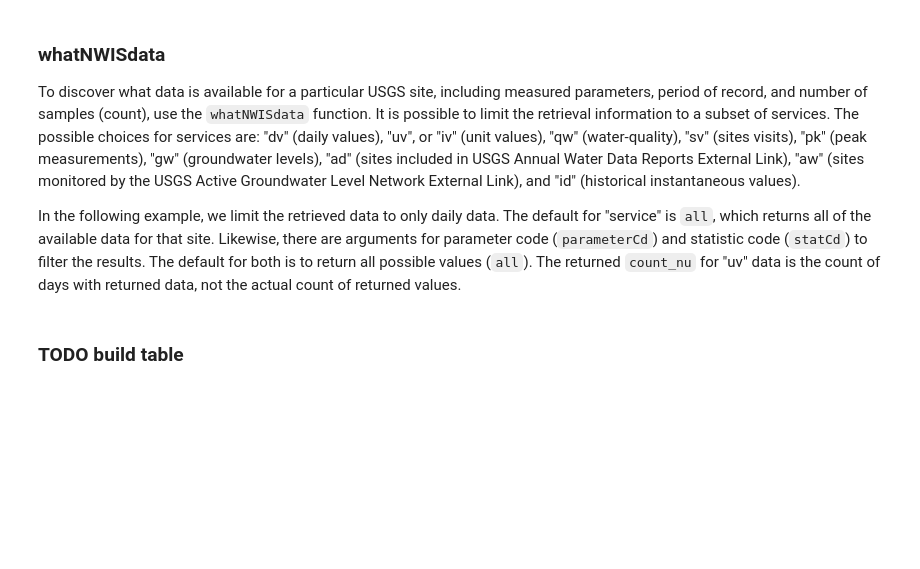
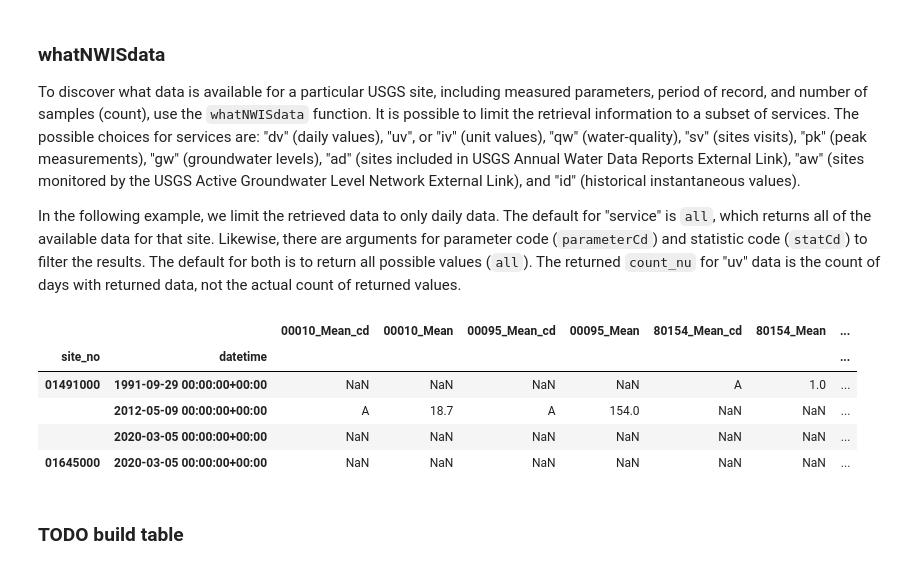
Before and after one commit to DOI-USGS/dataretrieval-python, a Jupyter notebook: demos/R Vignette for Python.ipynb, the cells around one changed output. Cells and saved outputs as stored; diff of their text form; code cells hidden in the pictures; blank space fills up the shorter version.

Commit message:
remove monkey patching in favor of dataframe and metadata tuple

```diff
--- a/demos/R Vignette for Python.ipynb
+++ b/demos/R Vignette for Python.ipynb
@@ -99,12 +103,22 @@ In the following example, we limit the retrieved data to only daily data. The de
 # %%
 '''
 # Continuing from the previous example:
 # This pulls out just the daily, mean data:
 dailyDataAvailable <- whatNWISdata(siteNumbers,
                     service="dv", statCd="00003")
 '''
-
+from dataretrieval import nwis
+siteNumbers = ["01491000","01645000"]
 dailyDataAvailable = nwis.get_record(sites=siteNumbers, service="dv", statCd="00003")
+dailyDataAvailable
+#dailyDataAvailable.site_info()
+# %% [output]
+|  |  | 00010_Mean_cd | 00010_Mean | 00095_Mean_cd | 00095_Mean | 80154_Mean_cd | 80154_Mean | ... |
+| site_no | datetime |  |  |  |  |  |  | ... |
+| 01491000 | 1991-09-29 00:00:00+00:00 | NaN | NaN | NaN | NaN | A | 1.0 | ... |
+|  | 2012-05-09 00:00:00+00:00 | A | 18.7 | A | 154.0 | NaN | NaN | ... |
+|  | 2020-03-05 00:00:00+00:00 | NaN | NaN | NaN | NaN | NaN | NaN | ... |
+| 01645000 | 2020-03-05 00:00:00+00:00 | NaN | NaN | NaN | NaN | NaN | NaN | ... |
 # %% [markdown]
 ### TODO build table
 # %% [markdown]
```
Also changed, not shown: parts of 1 cell of this notebook, 6 other files.
